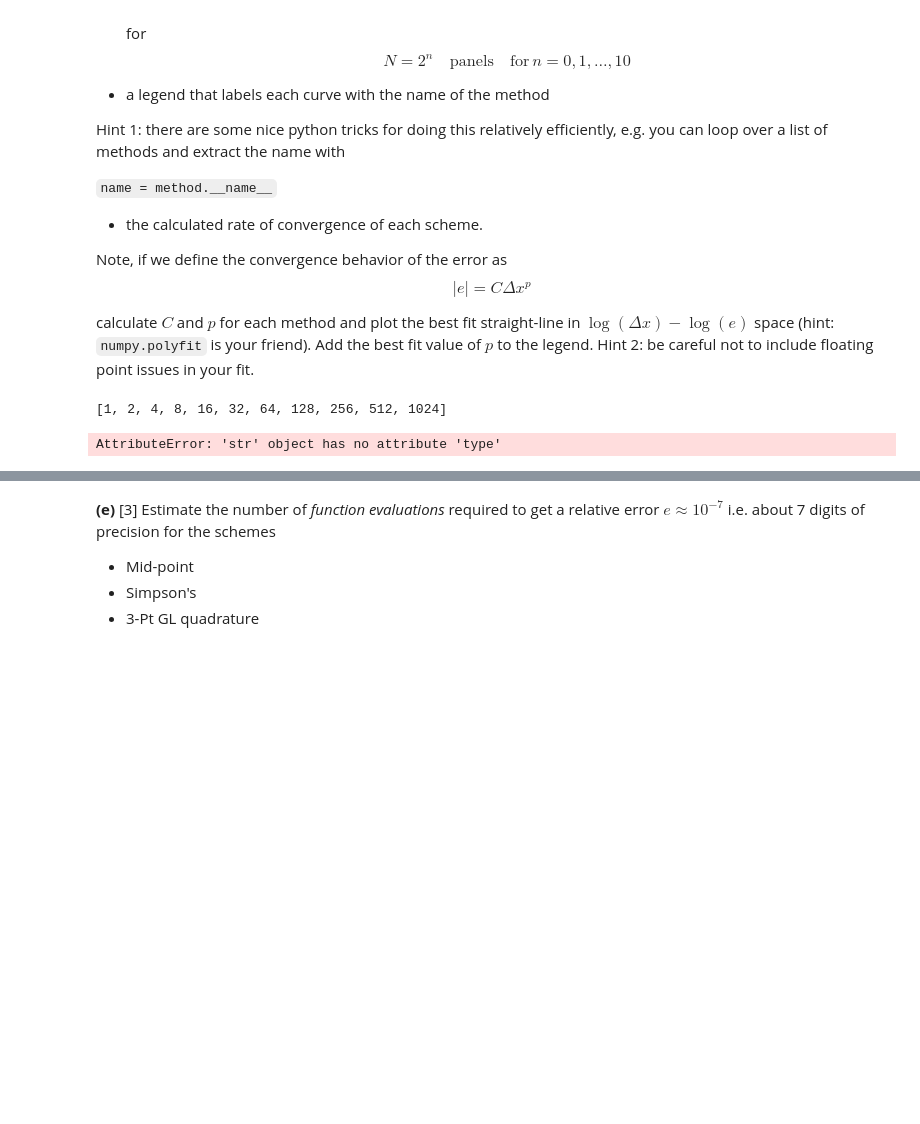
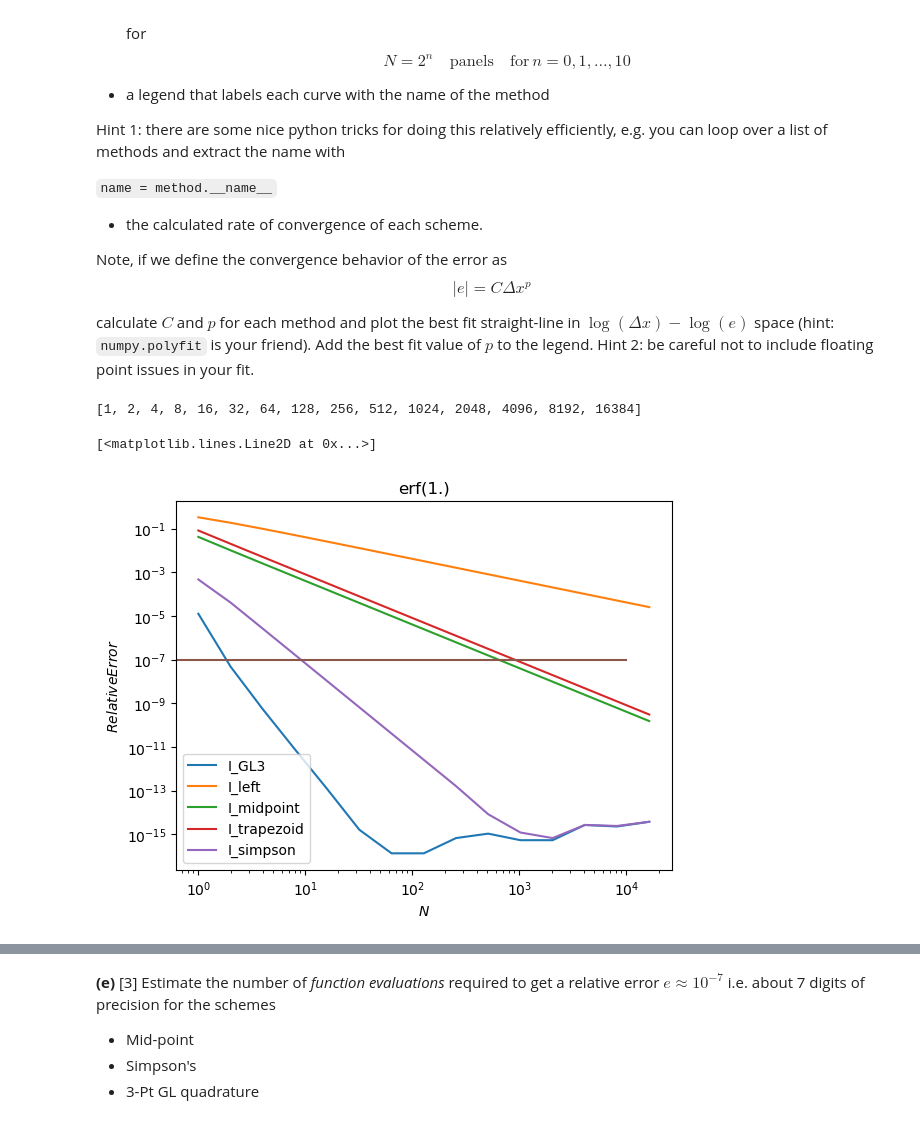
Before and after one commit to jlabbate15/intro-numerical-methods, a Jupyter notebook: HW/HW4_quad.ipynb, the cells around one changed output, grey strips where cells are left out. Drawn from its saved outputs; the diff is of its cells as text; code cells hidden in the pictures; blank space fills up the shorter version.

```diff
--- a/HW/HW4_quad.ipynb
+++ b/HW/HW4_quad.ipynb
@@ -361,8 +361,8 @@ def plot_quad_convergence(f, a, b, N, I_true, title=None):
     # Plotting setup
     plt.figure()
     plt.title(title)
-    plt.xlabel(r"$ln(N)$")
-    plt.ylabel(r"$ln(Relative Error)$")
+    plt.xlabel(r"$N$")
+    plt.ylabel(r"$Relative Error$")
 
     # Relative error calc
     def rel_err(true,est):
@@ -382,14 +382,19 @@ def plot_quad_convergence(f, a, b, N, I_true, title=None):
             i+=1
         plt.loglog(N,rerr,label=method.__name__)
     plt.legend()
-# %%
-# space to test code
-N = [ 2**n for n in range (11)]
-print(N)
-print(I_GL3.__name__.type)
-# %% [output]
-[1, 2, 4, 8, 16, 32, 64, 128, 256, 512, 1024]
-AttributeError: 'str' object has no attribute 'type'
+# %%
+# space to test code
+N = [ 2**n for n in range (15)]
+print(N)
+x = 1.
+I_true = erf(x)
+f = lambda x : 2./numpy.sqrt(numpy.pi) * numpy.exp(-x*x)
+plot_quad_convergence(f, 0., 1., N, I_true, 'erf(1.)')
+plt.plot([0,10**4],[10**-7,10**-7])
+# %% [output]
+[1, 2, 4, 8, 16, 32, 64, 128, 256, 512, 1024, 2048, 4096, 8192, 16384]
+[<matplotlib.lines.Line2D at 0x...>]
+[figure, added]
 # %%
 #Let's test with erf(1) and a lot of points
 
```
Also changed, not shown: parts of 5 cells of this notebook.
